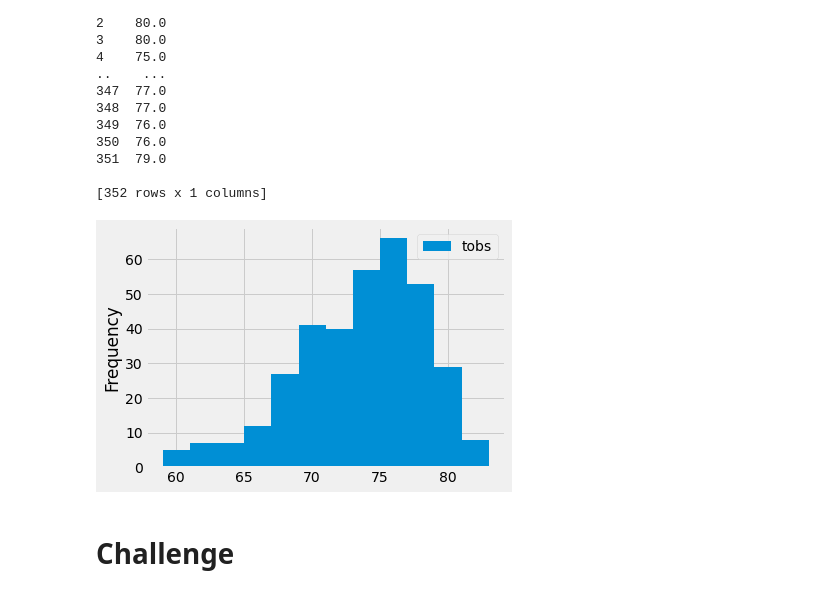
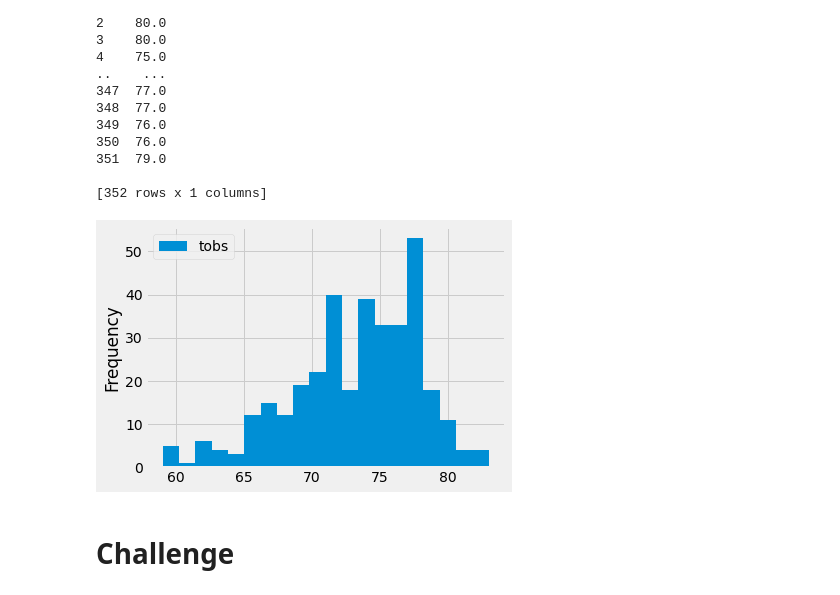
Before and after one commit to mshideler/surfs_up, a Jupyter notebook: climate_analysis.ipynb, the cells around one changed output. Cells and saved outputs as stored; diff of their text form; code cells hidden in the pictures.

```diff
--- a/climate_analysis.ipynb
+++ b/climate_analysis.ipynb
@@ -132,9 +133,9 @@ print(df)
 # %%
 # Write a function called `calc_temps` that will accept start date and end date in the format '%Y-%m-%d'
 # and return the minimum, average, and maximum temperatures for that range of dates
-df.plot.hist(bins=12)
+df.plot.hist(bins=20)
 plt.tight_layout()
 # %% [output]
-[figure, old version]
+[figure, new version]
 # %% [markdown]
 # Challenge
```
Also changed, not shown: parts of 1 cell of this notebook, 1 other file.
